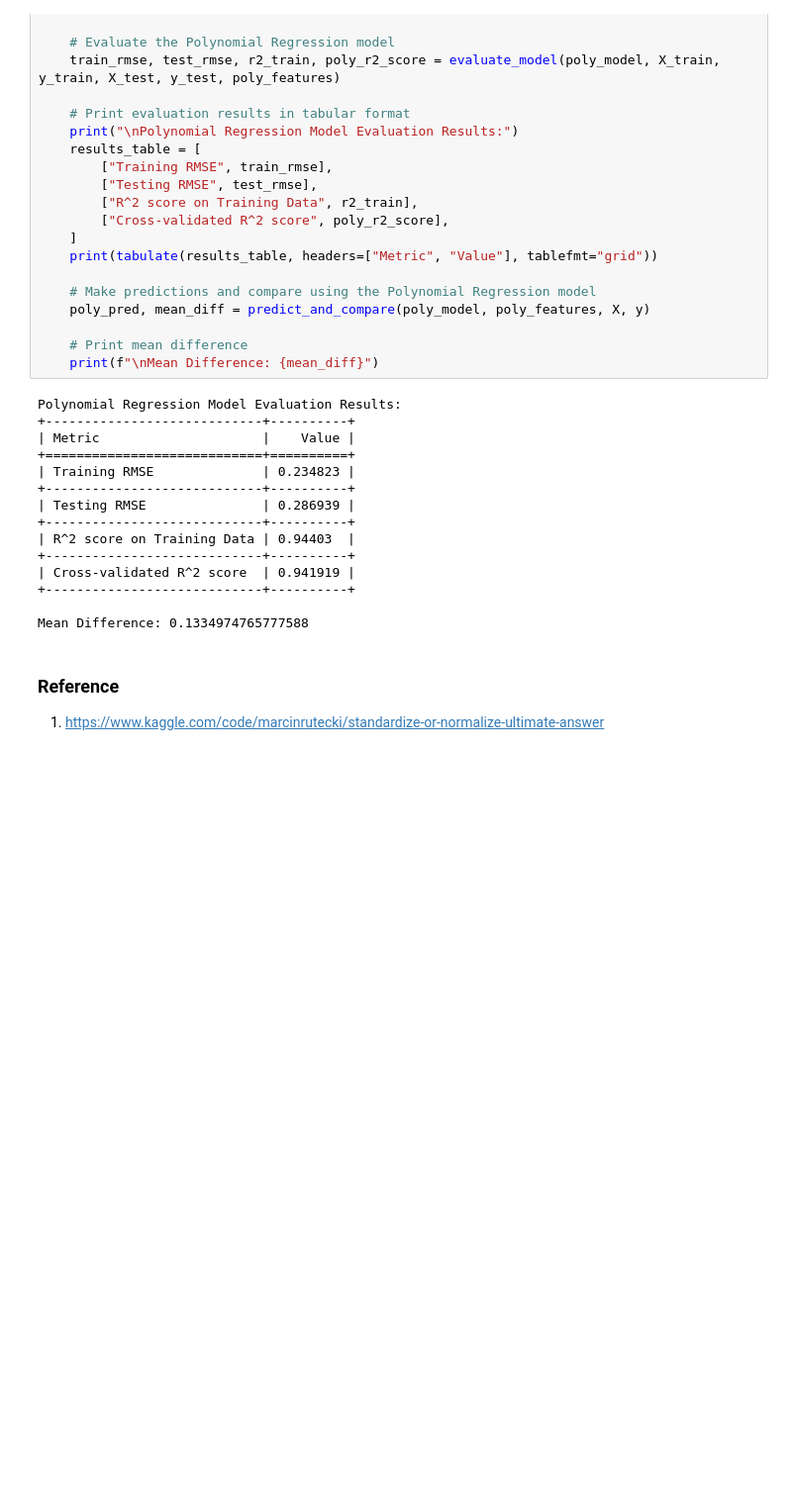
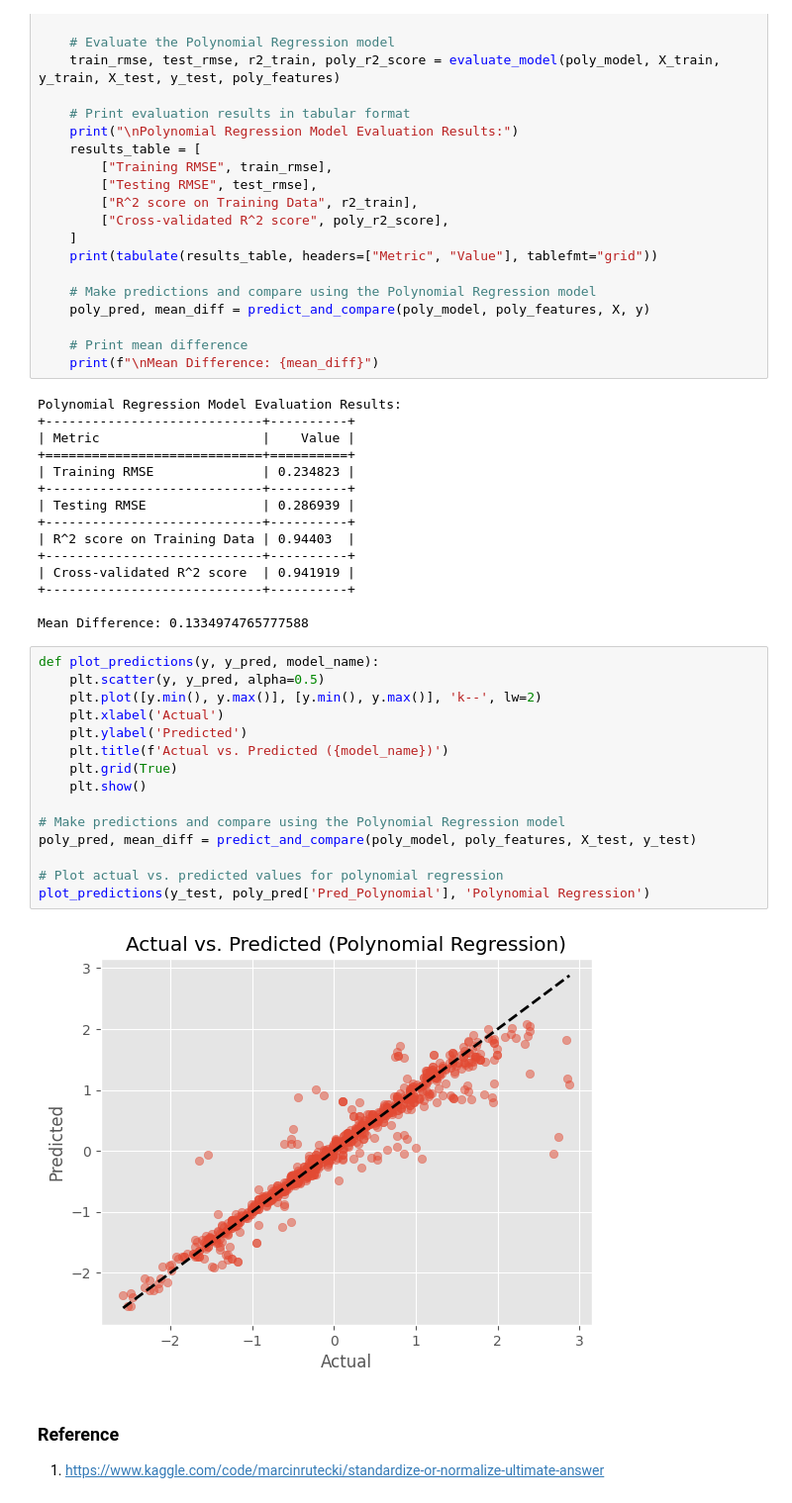
Before and after one commit to Xin-overclocked/WIA1006_ML, a Jupyter notebook: Polynomial_Transportation_Datasets_ModelSelection.ipynb, the cells around one changed output. Shown at 99% size. Cells and saved outputs as stored; diff of their text form; blank space fills up the shorter version.

```diff
--- a/Polynomial_Transportation_Datasets_ModelSelection.ipynb
+++ b/Polynomial_Transportation_Datasets_ModelSelection.ipynb
@@ -991,6 +993,23 @@ Polynomial Regression Model Evaluation Results:
 +----------------------------+----------+
 
 Mean Difference: 0.1334974765777588
+# %%
+def plot_predictions(y, y_pred, model_name):
+    plt.scatter(y, y_pred, alpha=0.5)
+    plt.plot([y.min(), y.max()], [y.min(), y.max()], 'k--', lw=2)
+    plt.xlabel('Actual')
+    plt.ylabel('Predicted')
+    plt.title(f'Actual vs. Predicted ({model_name})')
+    plt.grid(True)
+    plt.show()
+
+# Make predictions and compare using the Polynomial Regression model
+poly_pred, mean_diff = predict_and_compare(poly_model, poly_features, X_test, y_test)
+
+# Plot actual vs. predicted values for polynomial regression
+plot_predictions(y_test, poly_pred['Pred_Polynomial'], 'Polynomial Regression')
+# %% [output]
+[figure, added]
 # %% [markdown]
 ### Reference
 1. https://www.kaggle.com/code/marcinrutecki/standardize-or-normalize-ultimate-answer
```
Also changed, not shown: parts of 2 cells of this notebook.
